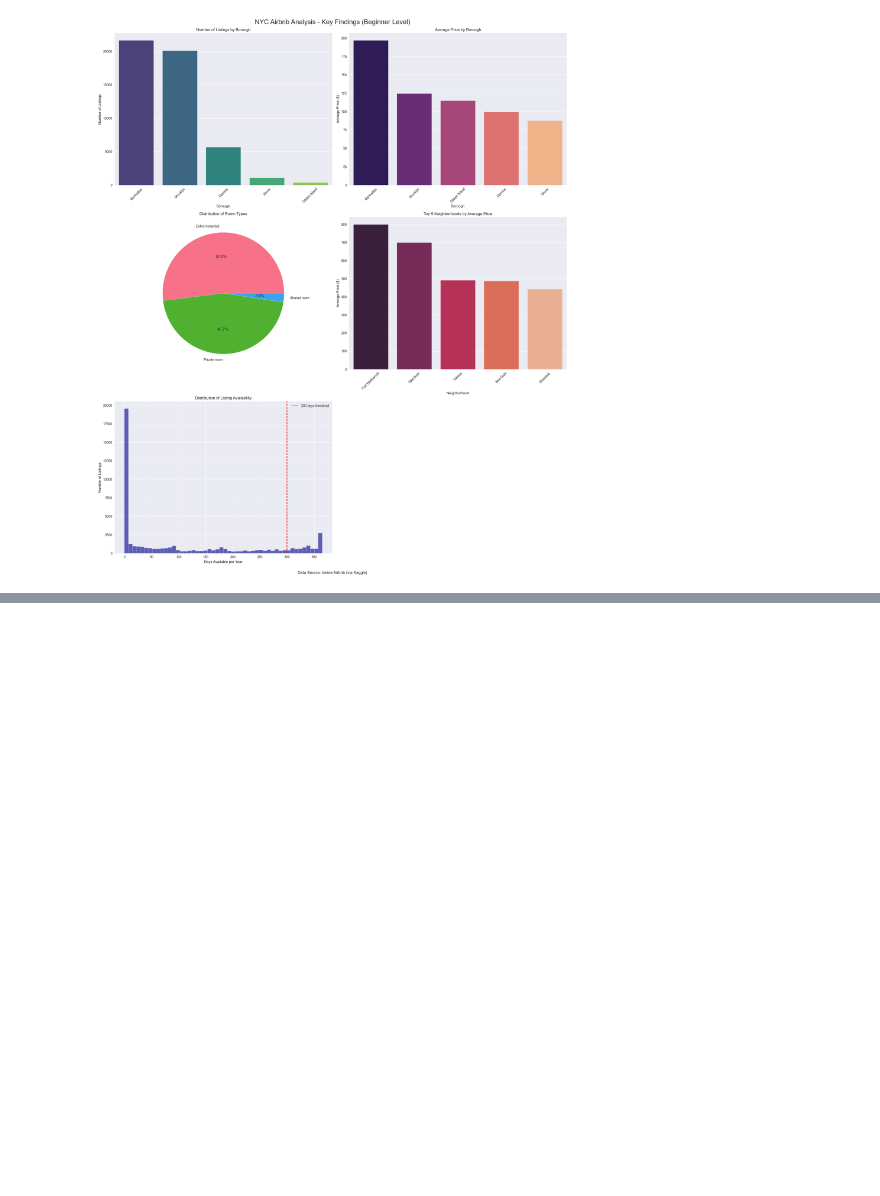
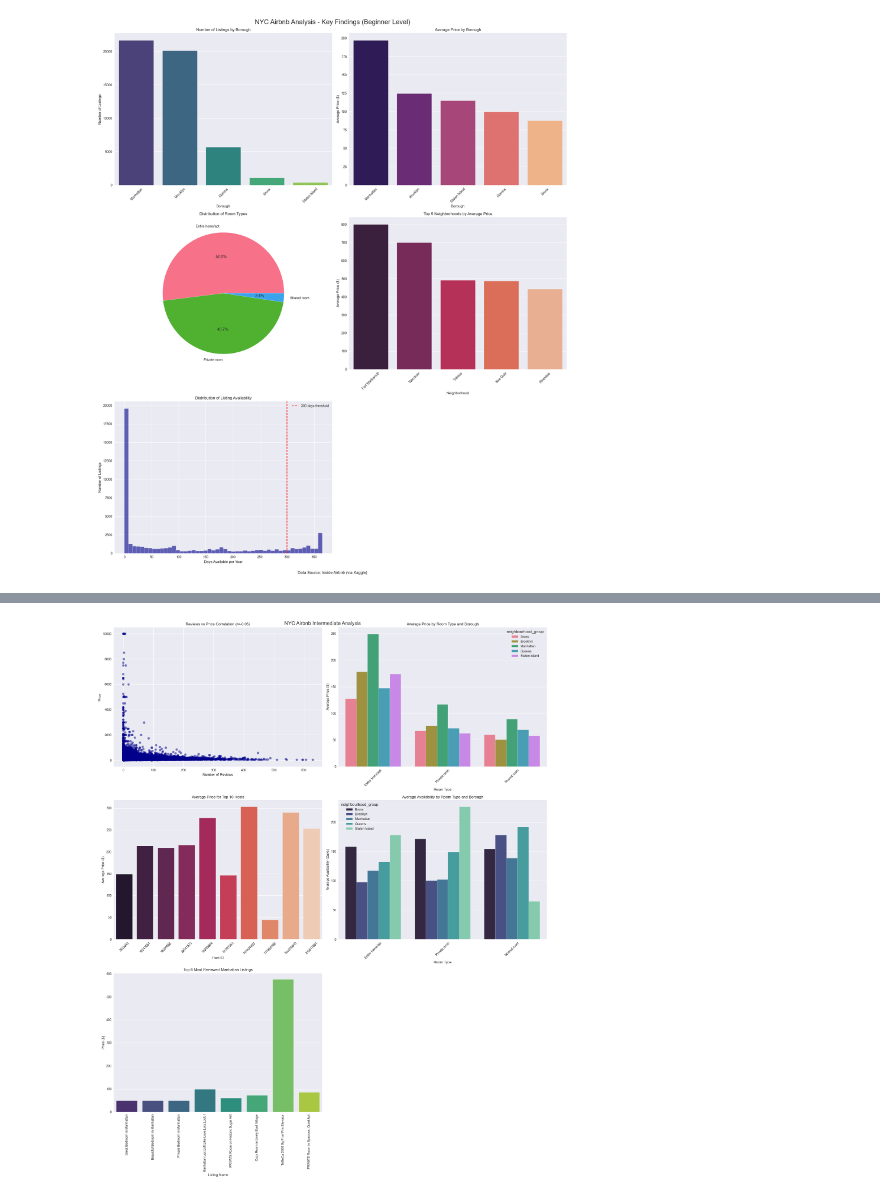
Before and after one commit to AndrewHlavacek/EDA_NYCAirbnb, a Jupyter notebook: nyairbnb_analysis.ipynb, the cells around one changed output, grey strips where cells are left out. Cells and saved outputs as stored; diff of their text form; code cells hidden in the pictures; blank space fills up the shorter version.

```diff
--- a/nyairbnb_analysis.ipynb
+++ b/nyairbnb_analysis.ipynb
@@ -242,0 +193,93 @@ Correlation between number of reviews and price: -0.05 , so there is super weak
+# %%
+import pandas as pd
+import matplotlib.pyplot as plt
+import seaborn as sns
+
+filepath = '/Users/andrewhlavacek/Documents/EDA_NYCAirbnb/AB_NYC_2019.csv'
+df = pd.read_csv(filepath)
+
+# Create a figure with subplots
+fig, axes = plt.subplots(3, 2, figsize=(20, 25))
+plt.suptitle('NYC Airbnb Intermediate Analysis', fontsize=16, y=0.98)
+
+# 1. Correlation between reviews and price
+correlation = df['number_of_reviews'].corr(df['price'])
+axes[0,0].scatter(df['number_of_reviews'], df['price'], alpha=0.5, color='darkblue')
+axes[0,0].set_xlabel('Number of Reviews')
+axes[0,0].set_ylabel('Price')
+axes[0,0].set_title(f'Reviews vs Price Correlation (r={correlation:.2f})')
+
+# 2. Average price by room type and neighborhood
+avg_price_by_room_type = df.groupby(['room_type', 'neighbourhood_group'])['price'].mean().reset_index()
+sns.barplot(
+    x='room_type',
+    y='price',
+    hue='neighbourhood_group',
+    data=avg_price_by_room_type,
+    ax=axes[0,1],
+    palette='husl'
+)
+axes[0,1].set_title('Average Price by Room Type and Borough')
+axes[0,1].set_xlabel('Room Type')
+axes[0,1].set_ylabel('Average Price ($)')
+axes[0,1].tick_params(axis='x', rotation=45)
+
+# 3. Top 10 hosts average prices
+host_listing_count = df['host_id'].value_counts().reset_index()
+host_listing_count.columns = ['host_id', 'listing_count']
+avg_price_by_host = df.groupby('host_id')['price'].mean().reset_index()
+top_10_hosts = host_listing_count.sort_values(by='listing_count', ascending=False).head(10)
+top_10_hosts = top_10_hosts.merge(avg_price_by_host, on='host_id')
+
+sns.barplot(
+    x='host_id',
+    y='price',
+    data=top_10_hosts,
+    ax=axes[1,0],
+    palette='rocket'
+)
+axes[1,0].set_title('Average Price for Top 10 Hosts')
+axes[1,0].set_xlabel('Host ID')
+axes[1,0].set_ylabel('Average Price ($)')
+axes[1,0].tick_params(axis='x', rotation=45)
+
+# 4. Availability by room type and borough
+availability_by_room_type = df.groupby(['room_type', 'neighbourhood_group'])['availability_365'].mean().reset_index()
+sns.barplot(
+    x='room_type',
+    y='availability_365',
+    hue='neighbourhood_group',
+    data=availability_by_room_type,
+    ax=axes[1,1],
+    palette='mako'
+)
+axes[1,1].set_title('Average Availability by Room Type and Borough')
+axes[1,1].set_xlabel('Room Type')
+axes[1,1].set_ylabel('Average Availability (Days)')
+axes[1,1].tick_params(axis='x', rotation=45)
+
+# 5. Most reviewed listings in Manhattan
+manhattan_listings = df[df['neighbourhood_group'] == 'Manhattan']
+top_8_most_reviewed = manhattan_listings.sort_values(by='number_of_reviews', ascending=False).head(8)
+sns.barplot(
+    x='name',
+    y='price',
+    data=top_8_most_reviewed,
+    ax=axes[2,0],
+    palette='viridis'
+)
+axes[2,0].set_title('Top 8 Most Reviewed Manhattan Listings')
+axes[2,0].set_xlabel('Listing Name')
+axes[2,0].set_ylabel('Price ($)')
+axes[2,0].tick_params(axis='x', rotation=90)
+
+# Remove unused subplot
+axes[2,1].remove()
+
+# Add overall title and adjust layout
+plt.tight_layout()
+plt.show()
+
+# save the figure as a png
+plt.savefig('nyc_airbnb_intermediate_analysis.png')
+# %% [output]
@@ -242,0 +293 @@ Correlation between number of reviews and price: -0.05 , so there is super weak
+[figure, added]
```
Also changed, not shown: parts of 5 cells of this notebook, 6 other files.
